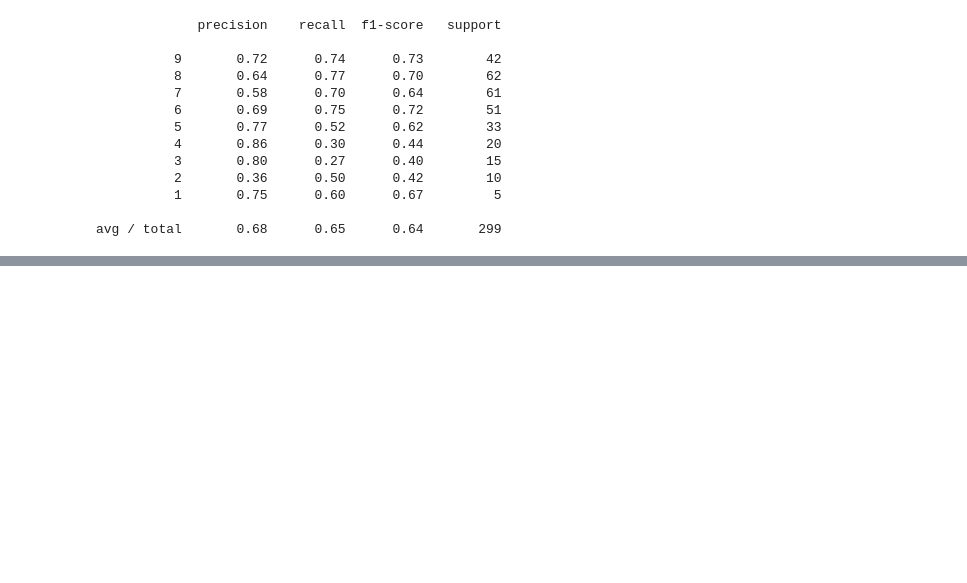
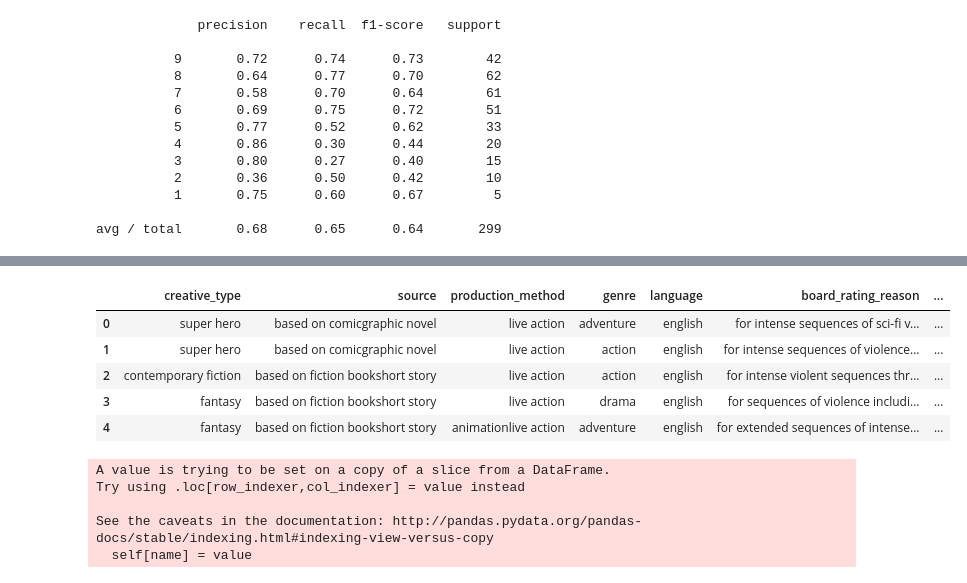
Before and after one commit to deepakarnani/movies-database-ml, a Jupyter notebook: movies_ML-Logistic.ipynb, the cells around one changed output, grey strips where cells are left out. Cells and saved outputs as stored; diff of their text form; code cells hidden in the pictures; blank space fills up the shorter version.

```diff
--- a/movies_ML-Logistic.ipynb
+++ b/movies_ML-Logistic.ipynb
@@ -192,0 +299,34 @@ Exception: Data must be 1-dimensional
+# %%
+cols = ['creative_type', 'source', 'production_method', 'genre', 'language',
+               'board_rating_reason', 'movie_board_rating_display_name']
+# for feature in features:
+#     movies_df[feature] = movies_df[feature].apply(literal_eval)
+
+for col in cols:
+    scoring[col] = scoring[col].apply(clean_data)
+# %%
+scoredf = scoring[['creative_type', 'source', 'production_method', 'genre', 'language',
+               'board_rating_reason', 'movie_board_rating_display_name']]
+scoredf.head()
+# %% [output]
+|  | creative_type | source | production_method | genre | language | board_rating_reason | ... |
+| 0 | super hero | based on comicgraphic novel | live action | adventure | english | for intense sequences of sci-fi v... | ... |
+| 1 | super hero | based on comicgraphic novel | live action | action | english | for intense sequences of violence... | ... |
+| 2 | contemporary fiction | based on fiction bookshort story | live action | action | english | for intense violent sequences thr... | ... |
+| 3 | fantasy | based on fiction bookshort story | live action | drama | english | for sequences of violence includi... | ... |
+| 4 | fantasy | based on fiction bookshort story | animationlive action | adventure | english | for extended sequences of intense... | ... |
+# %%
+# remove spaces from the 'creative_type', 'source', 'production_method', 'genre', 'language', 'board_rating_reason', 'movie_board_rating_display_name', 'movie_release_pattern_display_name'
+scoredf.creative_type = scoredf.creative_type.map(lambda x: x.strip())
+scoredf.source = scoredf.source.map(lambda x: x.strip())
+scoredf.production_method = scoredf.production_method.map(lambda x: x.strip())
+scoredf.genre = scoredf.genre.map(lambda x: x.strip())
+scoredf.language = scoredf.language.map(lambda x: x.strip())
+scoredf.board_rating_reason = scoredf.board_rating_reason.map(lambda x: x.strip())
+scoredf.movie_board_rating_display_name = scoredf.movie_board_rating_display_name.map(lambda x: x.strip())
+# %% [output]
+A value is trying to be set on a copy of a slice from a DataFrame.
+Try using .loc[row_indexer,col_indexer] = value instead
+
+See the caveats in the documentation: http://pandas.pydata.org/pandas-docs/stable/indexing.html#indexing-view-versus-copy
+  self[name] = value
```
Also changed, not shown: parts of 16 cells of this notebook, 5 other files.
